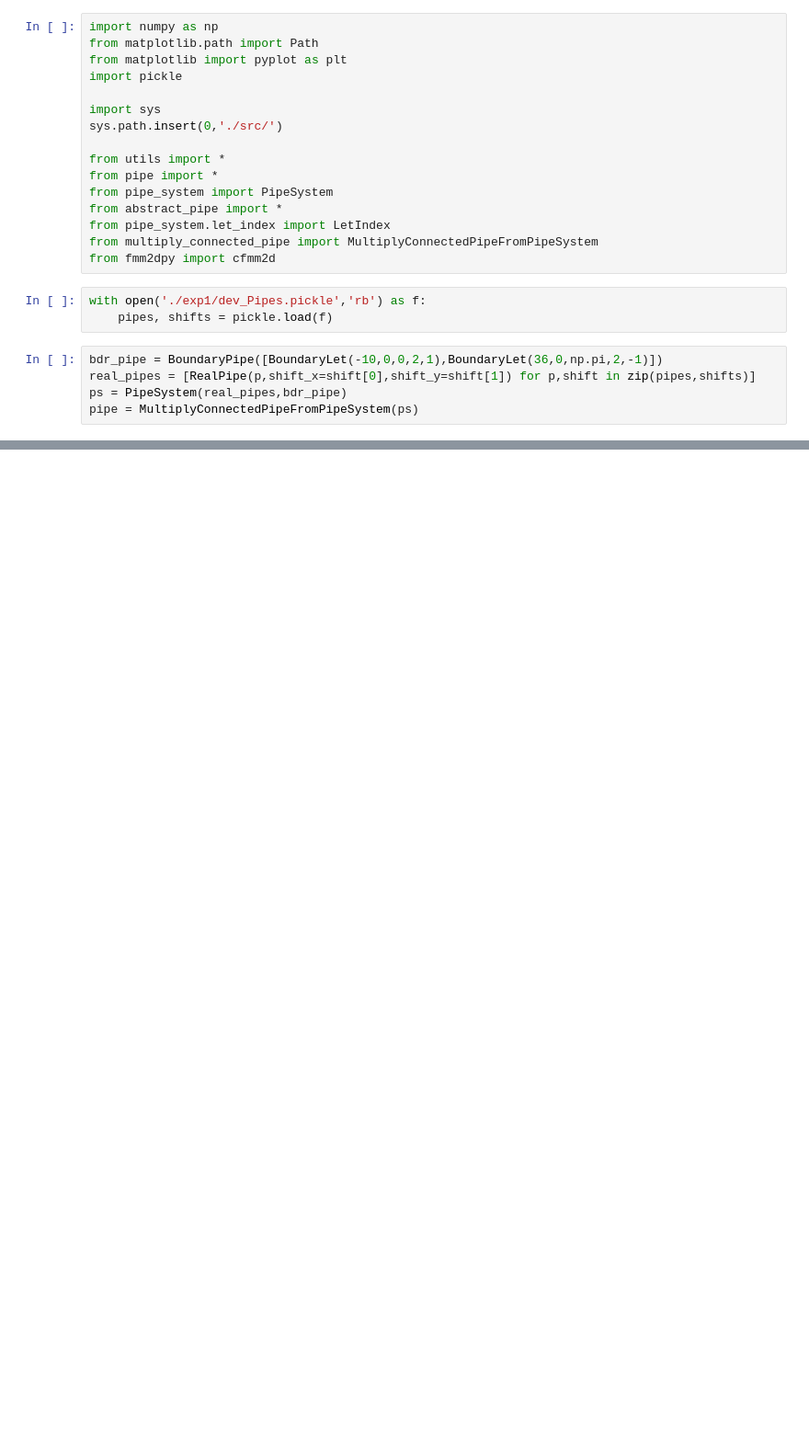
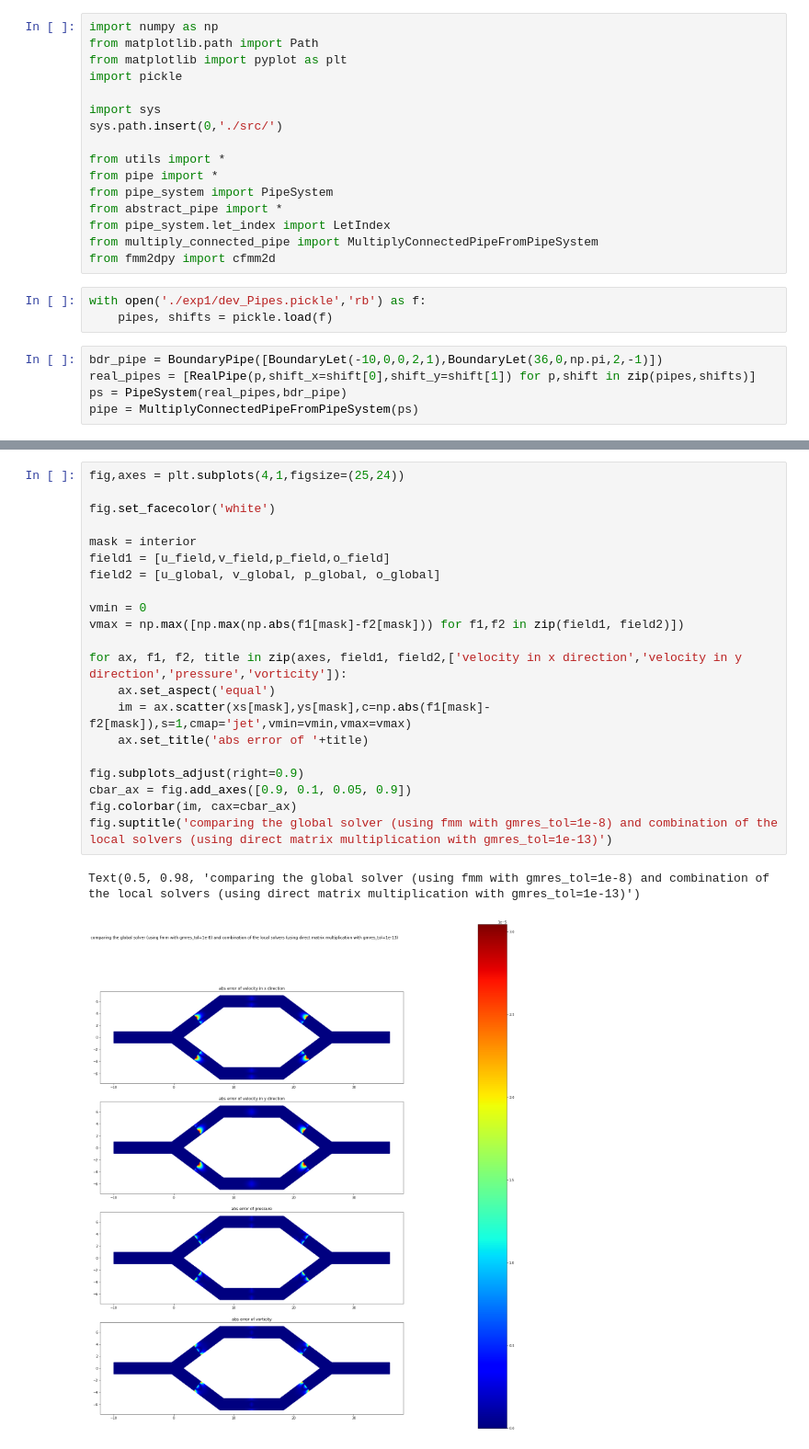
Before and after one commit to WangHaiYang874/stokes2d, a Jupyter notebook: test_fmm.ipynb, the cells around one changed output, grey strips where cells are left out. Shown at 92% size. Drawn from its saved outputs; the diff is of its cells as text; blank space fills up the shorter version.

```diff
--- a/test_fmm.ipynb
+++ b/test_fmm.ipynb
@@ -28,0 +78,24 @@ a = np.array([1+1j])
+# %%
+fig,axes = plt.subplots(4,1,figsize=(25,24))
+
+fig.set_facecolor('white')
+
+mask = interior
+field1 = [u_field,v_field,p_field,o_field]
+field2 = [u_global, v_global, p_global, o_global]
+
+vmin = 0
+vmax = np.max([np.max(np.abs(f1[mask]-f2[mask])) for f1,f2 in zip(field1, field2)])
+
+for ax, f1, f2, title in zip(axes, field1, field2,['velocity in x direction','velocity in y direction','pressure','vorticity']):
+    ax.set_aspect('equal')
+    im = ax.scatter(xs[mask],ys[mask],c=np.abs(f1[mask]-f2[mask]),s=1,cmap='jet',vmin=vmin,vmax=vmax)
+    ax.set_title('abs error of '+title)
+
+fig.subplots_adjust(right=0.9)
+cbar_ax = fig.add_axes([0.9, 0.1, 0.05, 0.9])
+fig.colorbar(im, cax=cbar_ax)
+fig.suptitle('comparing the global solver (using fmm with gmres_tol=1e-8) and combination of the local solvers (using direct matrix multiplication with gmres_tol=1e-13)')
+# %% [output]
+Text(0.5, 0.98, 'comparing the global solver (using fmm with gmres_tol=1e-8) and combination of the local solvers (using direct matrix multiplication with gmres_tol=1e-13)')
+[figure, added]
```
Also changed, not shown: parts of 12 cells of this notebook, 5 other files.
